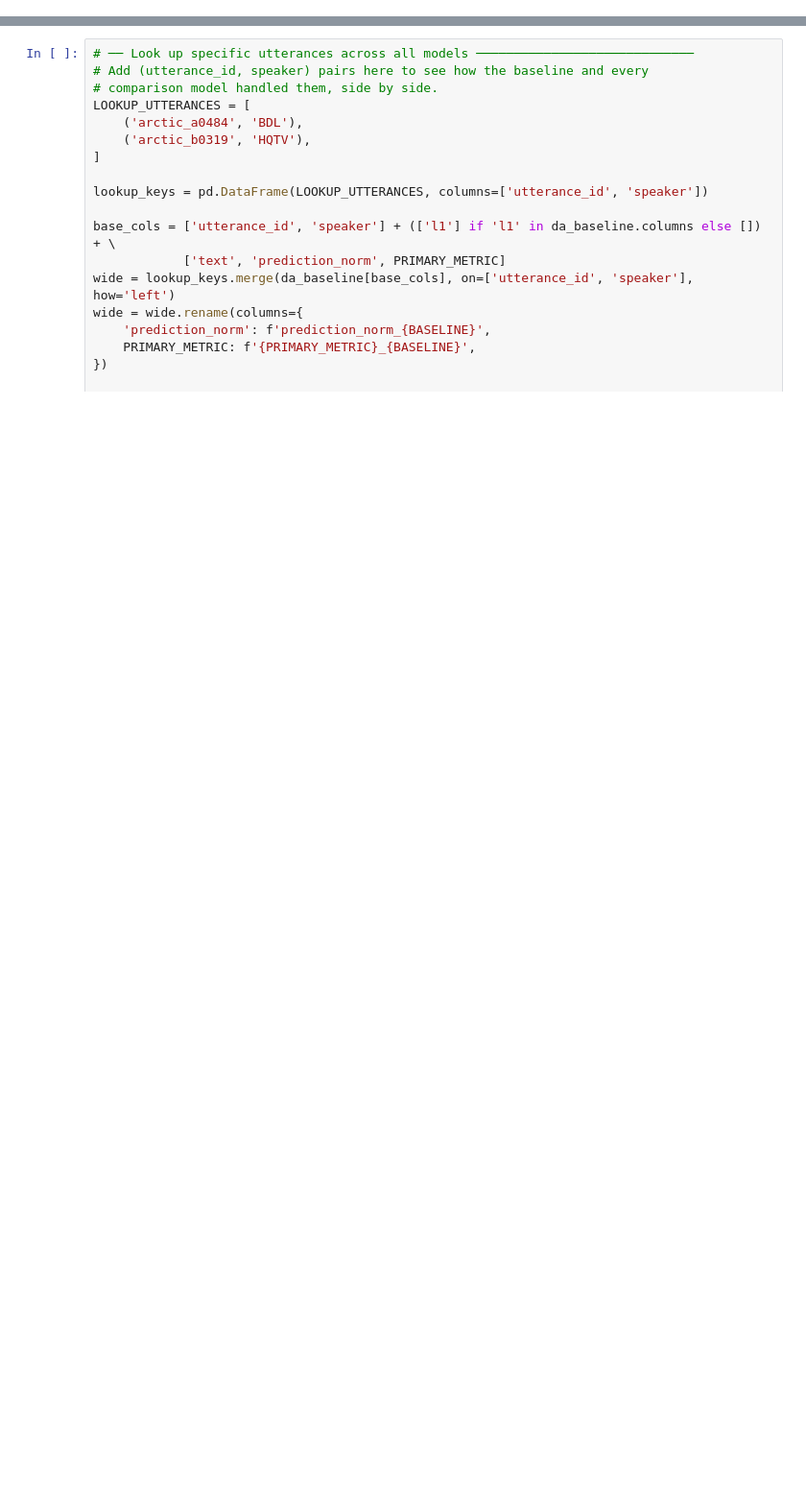
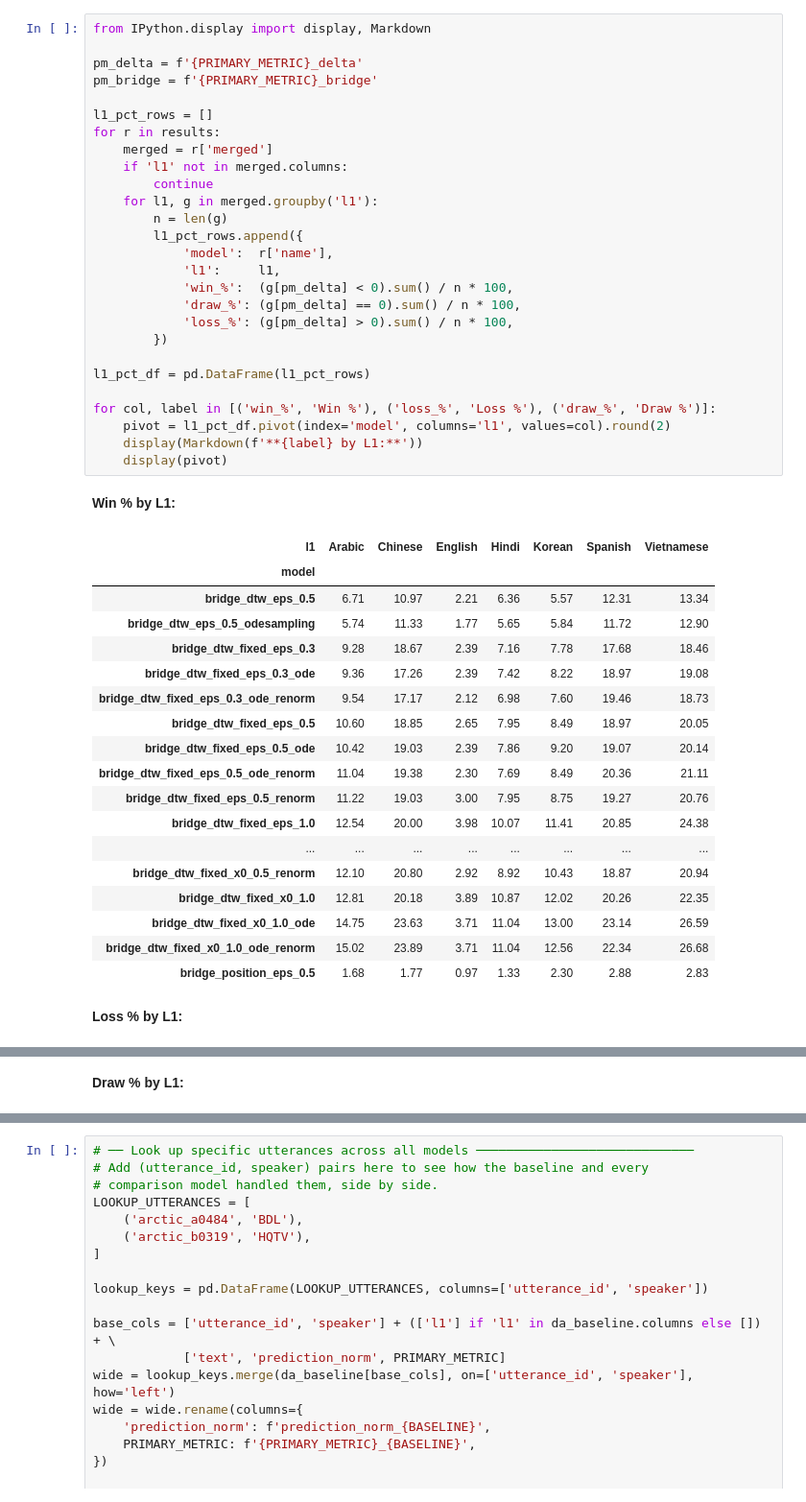
Before and after one commit to Tisya-V/accent-robust-asr, a Jupyter notebook: notebooks/compare_evals.ipynb, the cells around one changed output, grey strips where cells are left out. Shown at 96% size. Saved outputs shown, nothing was run; the diff lists cells and outputs as text; blank space fills up the shorter version.

```diff
--- a/notebooks/compare_evals.ipynb
+++ b/notebooks/compare_evals.ipynb
@@ -320,3 +320,51 @@ display(overview_pct)
 | bridge_dtw_fixed_x0_1.0 | 14.53 | 5.21 | 9.33 | 61.79 | 36.48 | 25.31 | 23.67 |
 | bridge_dtw_fixed_x0_1.0_ode | 16.44 | 5.64 | 10.80 | 62.16 | 36.48 | 25.68 | 21.38 |
 | bridge_dtw_fixed_x0_1.0_ode_renorm | 16.37 | 5.57 | 10.80 | 62.43 | 36.56 | 25.87 | 21.19 |
+# %%
+from IPython.display import display, Markdown
+
+pm_delta = f'{PRIMARY_METRIC}_delta'
+pm_bridge = f'{PRIMARY_METRIC}_bridge'
+
+l1_pct_rows = []
+for r in results:
+    merged = r['merged']
+    if 'l1' not in merged.columns:
+        continue
+    for l1, g in merged.groupby('l1'):
+        n = len(g)
+        l1_pct_rows.append({
+            'model':  r['name'],
+            'l1':     l1,
+            'win_%':  (g[pm_delta] < 0).sum() / n * 100,
+            'draw_%': (g[pm_delta] == 0).sum() / n * 100,
+            'loss_%': (g[pm_delta] > 0).sum() / n * 100,
+        })
+
+l1_pct_df = pd.DataFrame(l1_pct_rows)
+
+for col, label in [('win_%', 'Win %'), ('loss_%', 'Loss %'), ('draw_%', 'Draw %')]:
+    pivot = l1_pct_df.pivot(index='model', columns='l1', values=col).round(2)
+    display(Markdown(f'**{label} by L1:**'))
+    display(pivot)
+# %% [output]
+**Win % by L1:**
+| l1 | Arabic | Chinese | English | Hindi | Korean | Spanish | Vietnamese |
+| model |  |  |  |  |  |  |  |
+| bridge_dtw_eps_0.5 | 6.71 | 10.97 | 2.21 | 6.36 | 5.57 | 12.31 | 13.34 |
+| bridge_dtw_eps_0.5_odesampling | 5.74 | 11.33 | 1.77 | 5.65 | 5.84 | 11.72 | 12.90 |
+| bridge_dtw_fixed_eps_0.3 | 9.28 | 18.67 | 2.39 | 7.16 | 7.78 | 17.68 | 18.46 |
+| bridge_dtw_fixed_eps_0.3_ode | 9.36 | 17.26 | 2.39 | 7.42 | 8.22 | 18.97 | 19.08 |
+| bridge_dtw_fixed_eps_0.3_ode_renorm | 9.54 | 17.17 | 2.12 | 6.98 | 7.60 | 19.46 | 18.73 |
+| bridge_dtw_fixed_eps_0.5 | 10.60 | 18.85 | 2.65 | 7.95 | 8.49 | 18.97 | 20.05 |
+| bridge_dtw_fixed_eps_0.5_ode | 10.42 | 19.03 | 2.39 | 7.86 | 9.20 | 19.07 | 20.14 |
+| bridge_dtw_fixed_eps_0.5_ode_renorm | 11.04 | 19.38 | 2.30 | 7.69 | 8.49 | 20.36 | 21.11 |
+| bridge_dtw_fixed_eps_0.5_renorm | 11.22 | 19.03 | 3.00 | 7.95 | 8.75 | 19.27 | 20.76 |
+| bridge_dtw_fixed_eps_1.0 | 12.54 | 20.00 | 3.98 | 10.07 | 11.41 | 20.85 | 24.38 |
+| ... | ... | ... | ... | ... | ... | ... | ... |
+| bridge_dtw_fixed_x0_0.5_renorm | 12.10 | 20.80 | 2.92 | 8.92 | 10.43 | 18.87 | 20.94 |
+| bridge_dtw_fixed_x0_1.0 | 12.81 | 20.18 | 3.89 | 10.87 | 12.02 | 20.26 | 22.35 |
+| bridge_dtw_fixed_x0_1.0_ode | 14.75 | 23.63 | 3.71 | 11.04 | 13.00 | 23.14 | 26.59 |
+| bridge_dtw_fixed_x0_1.0_ode_renorm | 15.02 | 23.89 | 3.71 | 11.04 | 12.56 | 22.34 | 26.68 |
+| bridge_position_eps_0.5 | 1.68 | 1.77 | 0.97 | 1.33 | 2.30 | 2.88 | 2.83 |
+**Loss % by L1:**
@@ -322,0 +389 @@ display(overview_pct)
+**Draw % by L1:**
```
Also changed, not shown: parts of 8 cells of this notebook, 57 other files.
